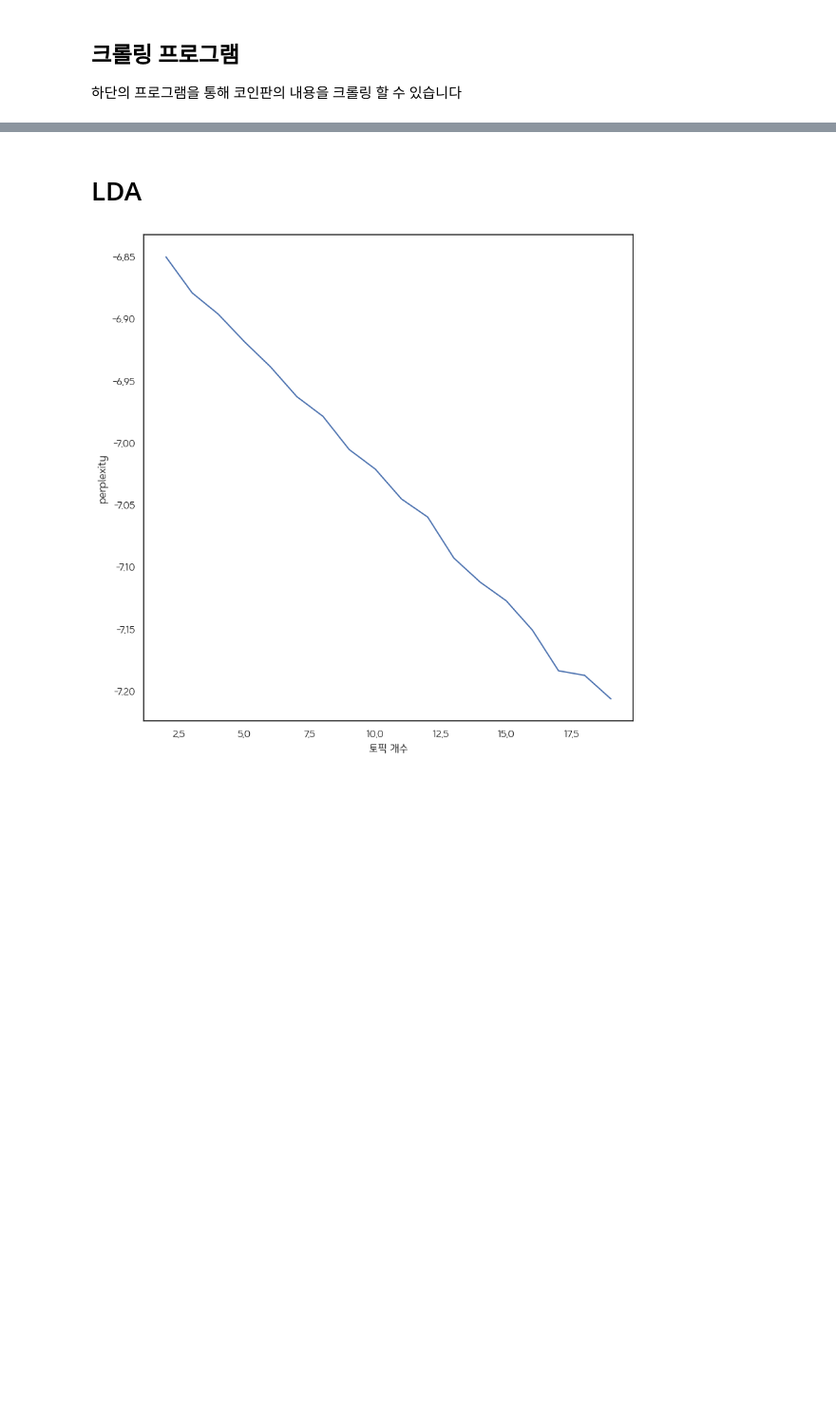
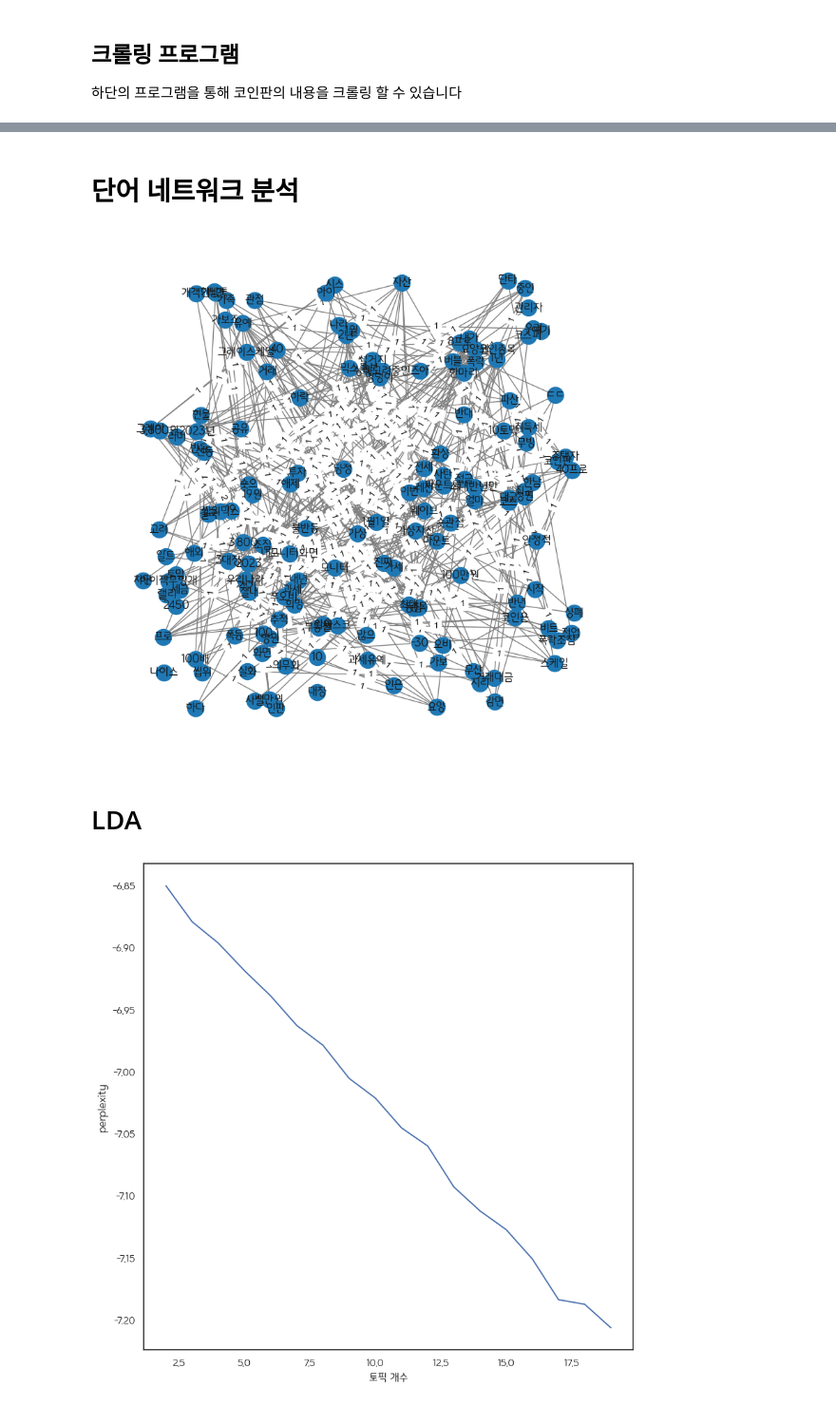
Before and after one commit to sorrychoe/coinpan-crawler, a Jupyter notebook: coinpan_crawler.ipynb, the cells around one changed output, grey strips where cells are left out. Shown at 95% size. Cells and saved outputs as stored; diff of their text form; code cells hidden in the pictures; blank space fills up the shorter version.

```diff
--- a/coinpan_crawler.ipynb
+++ b/coinpan_crawler.ipynb
@@ -153,3 +153,50 @@ sns.barplot(data = names.head(30), x = '빈도', y = '작성자')
+# %% [markdown]
+# 단어 네트워크 분석
+# %%
+from konlpy.tag import Kkma
+kkma = Kkma()
+
+title_lis = []
+
+for i in range(len(df)):
+    texts = kkma.nouns(df['제목'][i])
+    text_list = [k for k in texts if len(k) > 1]
+    title_lis.append(text_list)
+# %%
+df['키워드'] = title_lis
+# %%
+from collections import Counter
+
+
+edge_list = []
+for text in df['키워드']:
+    num_text = len(text)
+    if num_text > 0:
+        for i in range(num_text-1):
+            for j in range(i+1, num_text):
+                edge_list += [tuple(sorted([text[i], text[j]]))]
+edges = list(Counter(edge_list).items())
+# %%
+import networkx as nx
+import community as lv
+
+G = nx.Graph((x, y, {'weight': v}) for (x, y), v in edges)
+
+partition = lv.best_partition(G)
+nx.set_node_attributes(G, partition, "community")
+# %%
+plt.figure(figsize=(10,10))
+
+weight = nx.get_edge_attributes(G, 'weight')
+
+sp = nx.random_layout(G)
+nx.draw_networkx(G, sp, edge_color='grey', font_family='Hancom MalangMalang')
+nx.draw_networkx_edge_labels(G, sp, edge_labels=weight)
+
+plt.axis('off')
+plt.show()
+# %% [output]
+[figure, added]
 # %% [markdown]
 # LDA
 # %%
```
Also changed, not shown: parts of 6 cells of this notebook, 3 other files.
